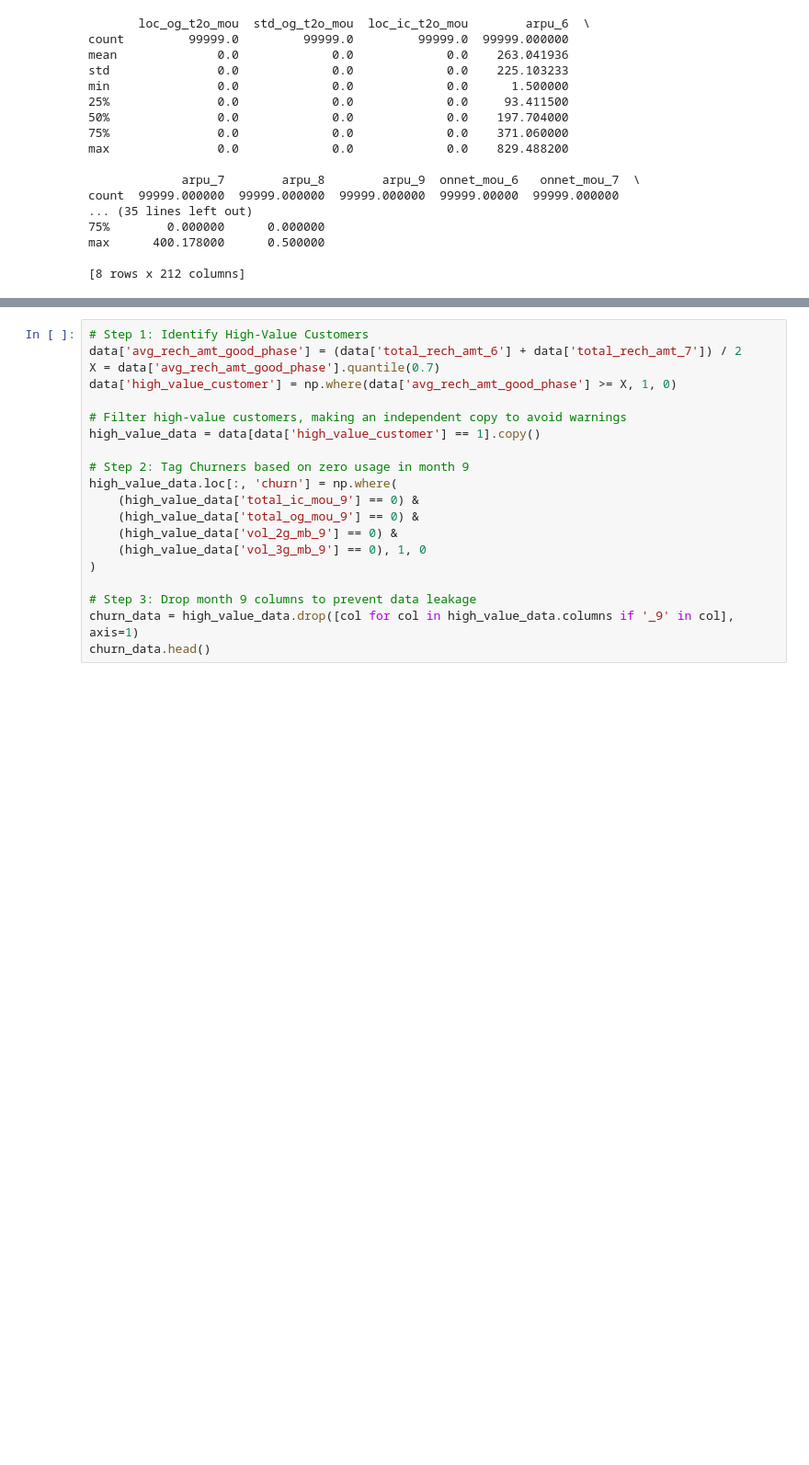
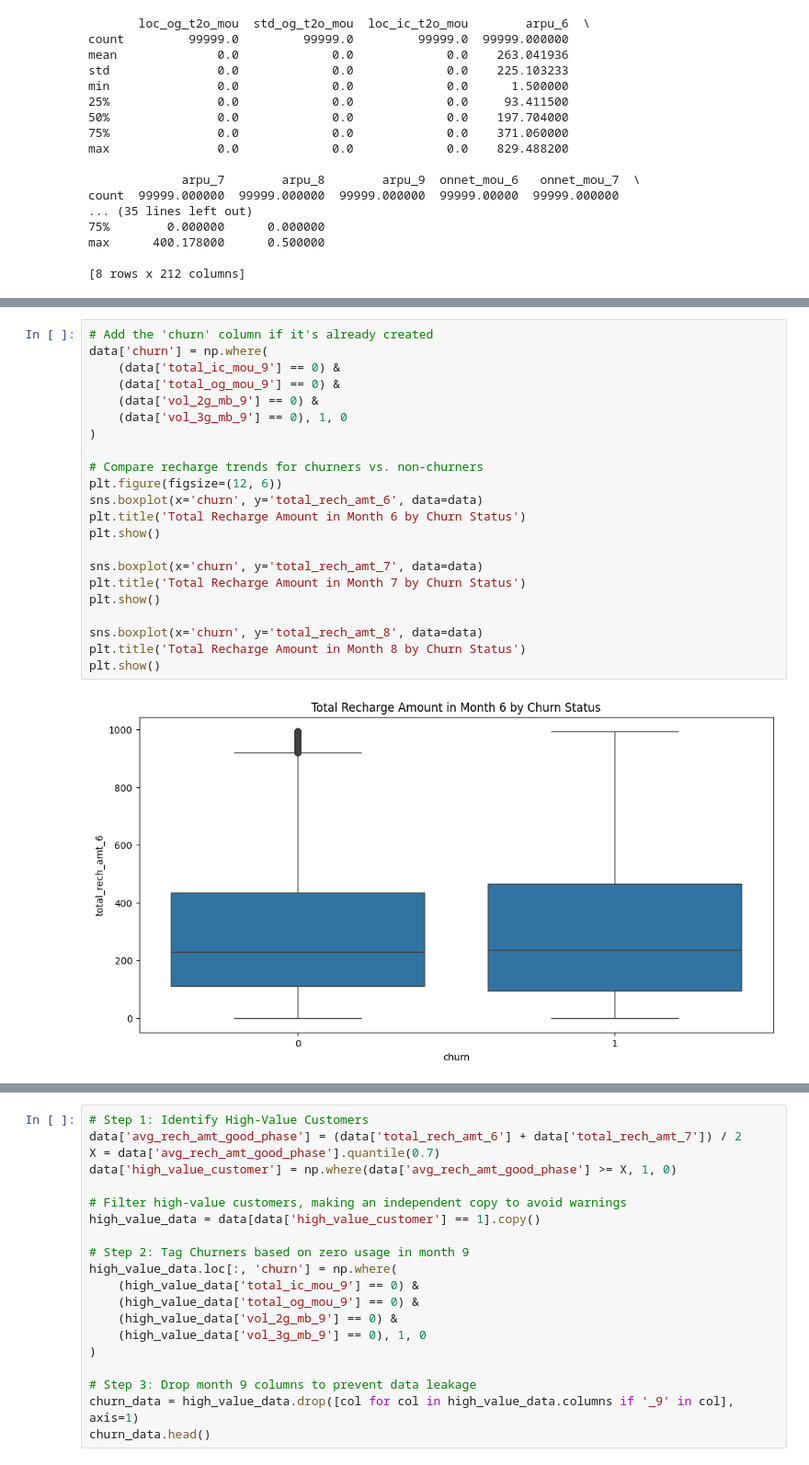
Before and after one commit to datle0911/upGrad-domain-oriented-case-study, a Jupyter notebook: churn-code.ipynb, the cells around one changed output, grey strips where cells are left out. Shown at 92% size. Cells and saved outputs as stored; diff of their text form; blank space fills up the shorter version.

```diff
--- a/churn-code.ipynb
+++ b/churn-code.ipynb
@@ -92,0 +140,24 @@ max      400.178000      0.500000
+# %%
+# Add the 'churn' column if it's already created
+data['churn'] = np.where(
+    (data['total_ic_mou_9'] == 0) &
+    (data['total_og_mou_9'] == 0) &
+    (data['vol_2g_mb_9'] == 0) &
+    (data['vol_3g_mb_9'] == 0), 1, 0
+)
+
+# Compare recharge trends for churners vs. non-churners
+plt.figure(figsize=(12, 6))
+sns.boxplot(x='churn', y='total_rech_amt_6', data=data)
+plt.title('Total Recharge Amount in Month 6 by Churn Status')
+plt.show()
+
+sns.boxplot(x='churn', y='total_rech_amt_7', data=data)
+plt.title('Total Recharge Amount in Month 7 by Churn Status')
+plt.show()
+
+sns.boxplot(x='churn', y='total_rech_amt_8', data=data)
+plt.title('Total Recharge Amount in Month 8 by Churn Status')
+plt.show()
+# %% [output]
+[figure, added]
```
Also changed, not shown: parts of 30 cells of this notebook.
